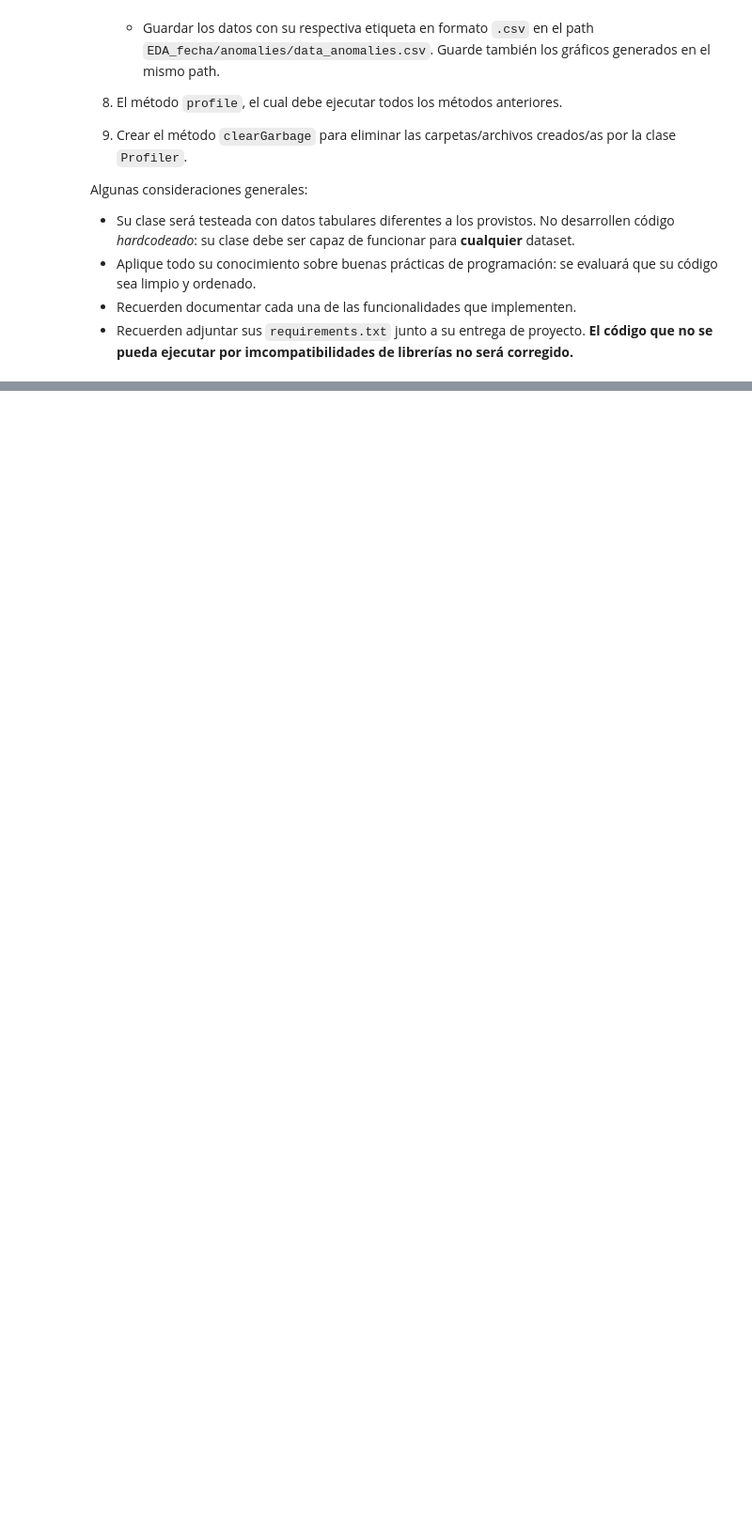
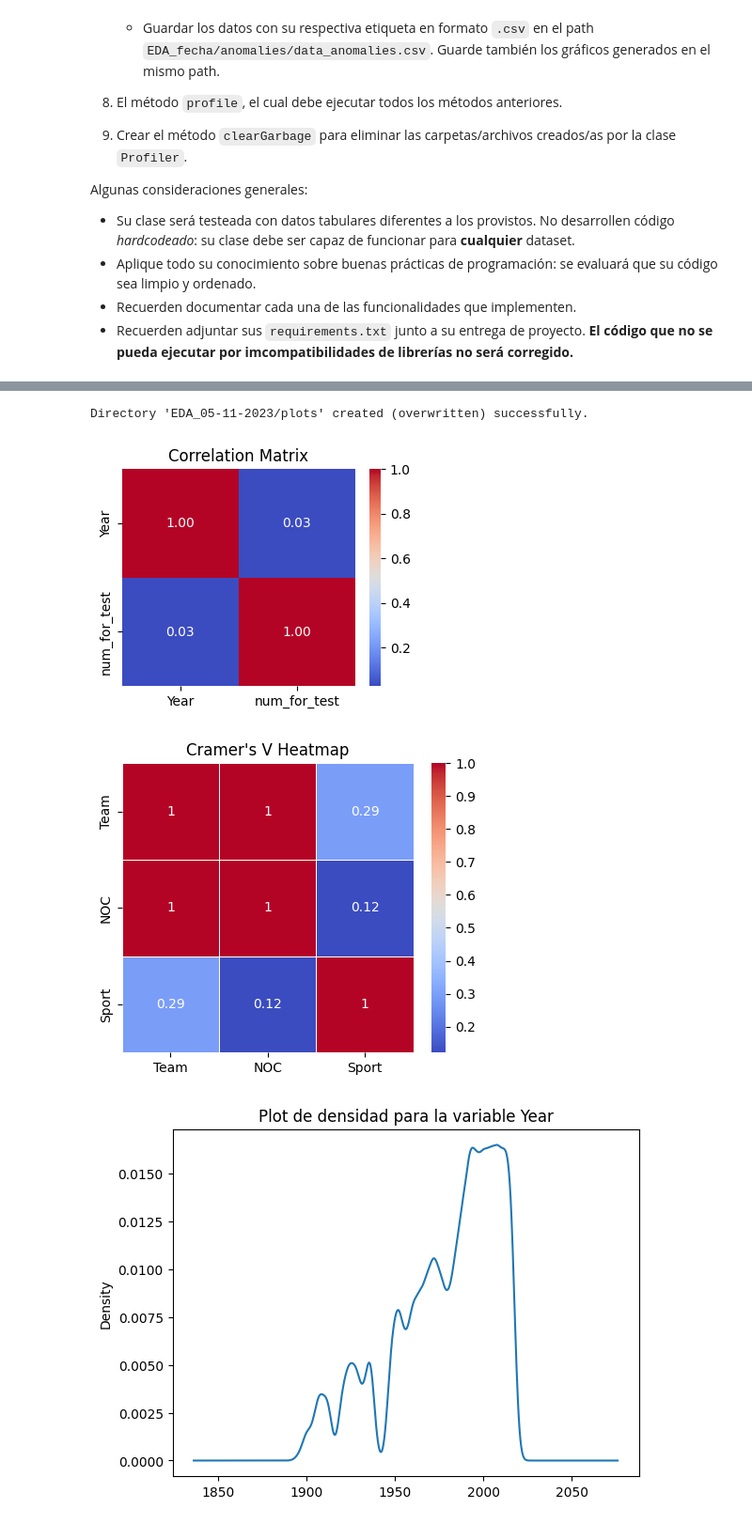
Before and after one commit to HexaPulsar/LabMDS, a Jupyter notebook: Proyecto_1/NUEVO_Proyecto_enunciado.ipynb, the cells around one changed output, grey strips where cells are left out. Shown at 94% size. Cells and saved outputs as stored; diff of their text form; code cells hidden in the pictures; blank space fills up the shorter version.

Commit message:
"var_plot() lista"

```diff
--- a/Proyecto_1/NUEVO_Proyecto_enunciado.ipynb
+++ b/Proyecto_1/NUEVO_Proyecto_enunciado.ipynb
@@ -475,0 +415,7 @@ def __init__(self,DF):
+# %%
+test_class.plot_vars(['Year',"num_for_test","Sport","Team","NOC"],N_adj=10)
+# %% [output]
+Directory 'EDA_05-11-2023/plots' created (overwritten) successfully.
+[figure, added]
+[figure, added]
+[figure, added]
```
Also changed, not shown: parts of 20 cells of this notebook, 2 other files.
